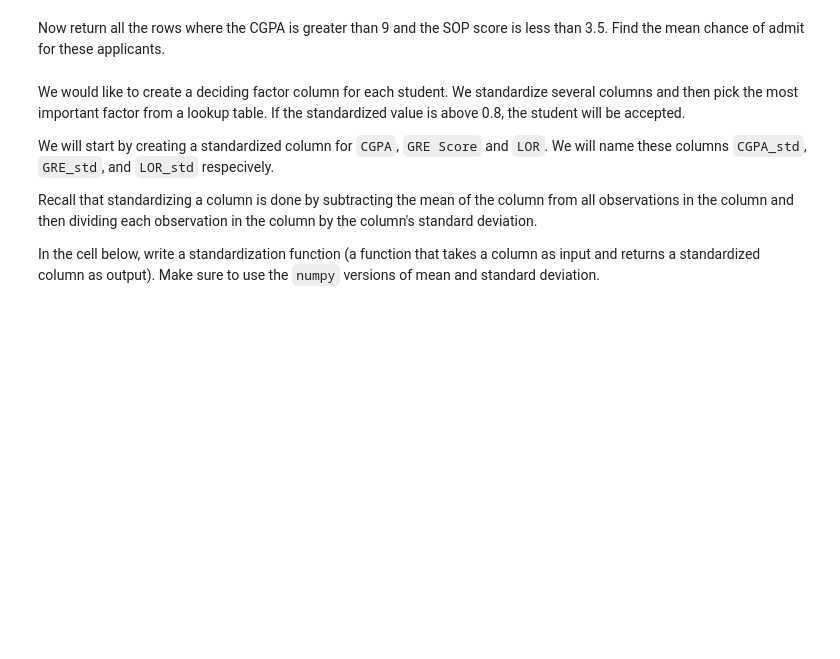
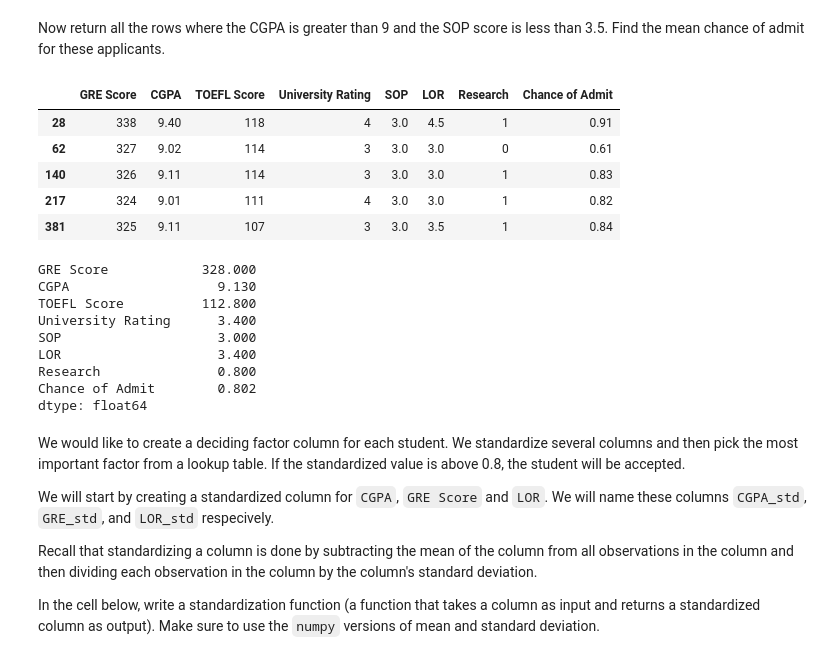
Before and after one commit to Diegon8/datamad0820, a Jupyter notebook: module-2/lab-advanced-pandas/your-code/main.ipynb, the cells around one changed output. Drawn from its saved outputs; the diff is of its cells as text; code cells hidden in the pictures; blank space fills up the shorter version.

```diff
--- a/module-2/lab-advanced-pandas/your-code/main.ipynb
+++ b/module-2/lab-advanced-pandas/your-code/main.ipynb
@@ -158,3 +172,25 @@ Now return all the rows where the CGPA is greater than 9 and the SOP score is le
+# %%
+# Your code here:
+pasop = admissions[(admissions['CGPA']>9) & (admissions['SOP']<3.5)]
+display(pasop)
+pasop.mean()
+#Just like that I can get the mean for all columns for the filtered new table.
+# %% [output]
+|  | GRE Score | CGPA | TOEFL Score | University Rating | SOP | LOR | Research | Chance of Admit |
+| 28 | 338 | 9.40 | 118 | 4 | 3.0 | 4.5 | 1 | 0.91 |
+| 62 | 327 | 9.02 | 114 | 3 | 3.0 | 3.0 | 0 | 0.61 |
+| 140 | 326 | 9.11 | 114 | 3 | 3.0 | 3.0 | 1 | 0.83 |
+| 217 | 324 | 9.01 | 111 | 4 | 3.0 | 3.0 | 1 | 0.82 |
+| 381 | 325 | 9.11 | 107 | 3 | 3.0 | 3.5 | 1 | 0.84 |
+GRE Score            328.000
+CGPA                   9.130
+TOEFL Score          112.800
+University Rating      3.400
+SOP                    3.000
+LOR                    3.400
+Research               0.800
+Chance of Admit        0.802
+dtype: float64
 # %% [markdown]
 We would like to create a deciding factor column for each student. We standardize several columns and then pick the most important factor from a lookup table. If the standardized value is above 0.8, the student will be accepted.
 
```
Also changed, not shown: parts of 3 cells of this notebook.
